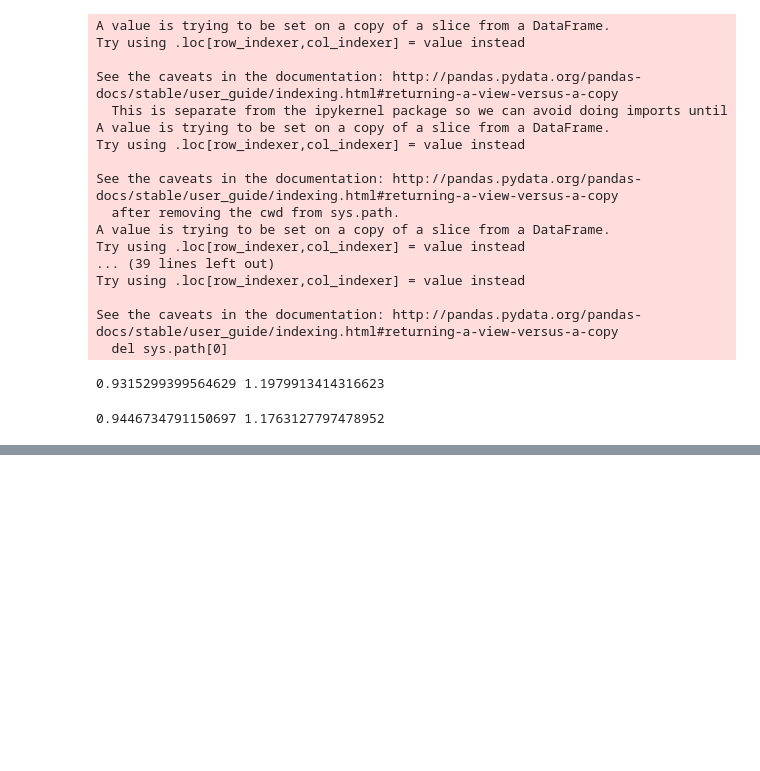
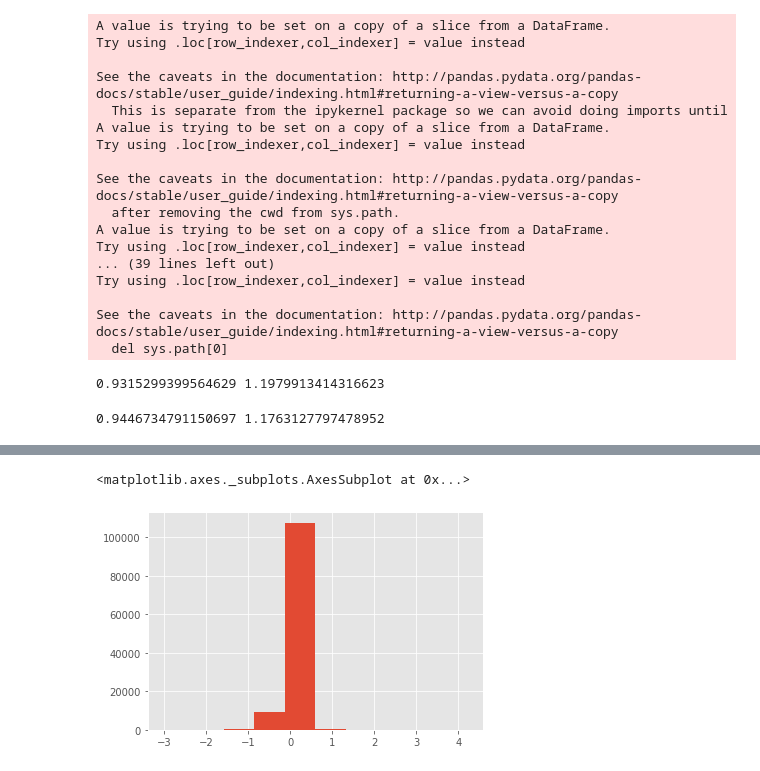
Before and after one commit to sherryduong93/Predict_AirBnB_Listings, a Jupyter notebook: Model_Tracking.ipynb, the cells around one changed output, grey strips where cells are left out. Drawn from its saved outputs; the diff is of its cells as text; code cells hidden in the pictures; blank space fills up the shorter version.

```diff
--- a/Model_Tracking.ipynb
+++ b/Model_Tracking.ipynb
@@ -1229,0 +1252,5 @@ print(r2,np.exp(rmse))
+# %%
+resids.hist()
+# %% [output]
+<matplotlib.axes._subplots.AxesSubplot at 0x...>
+[figure, added]
```
Also changed, not shown: parts of 5 cells of this notebook.
